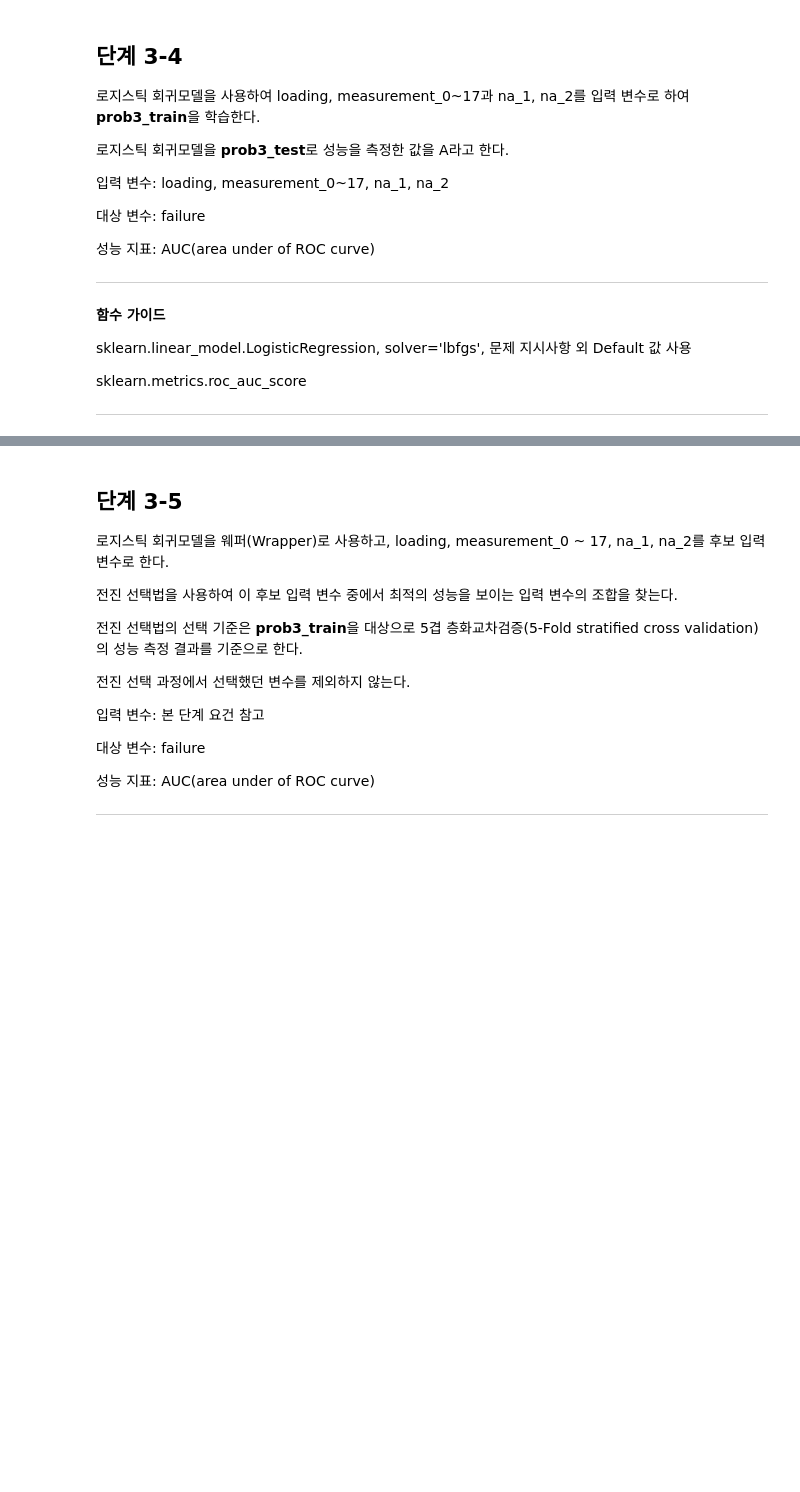
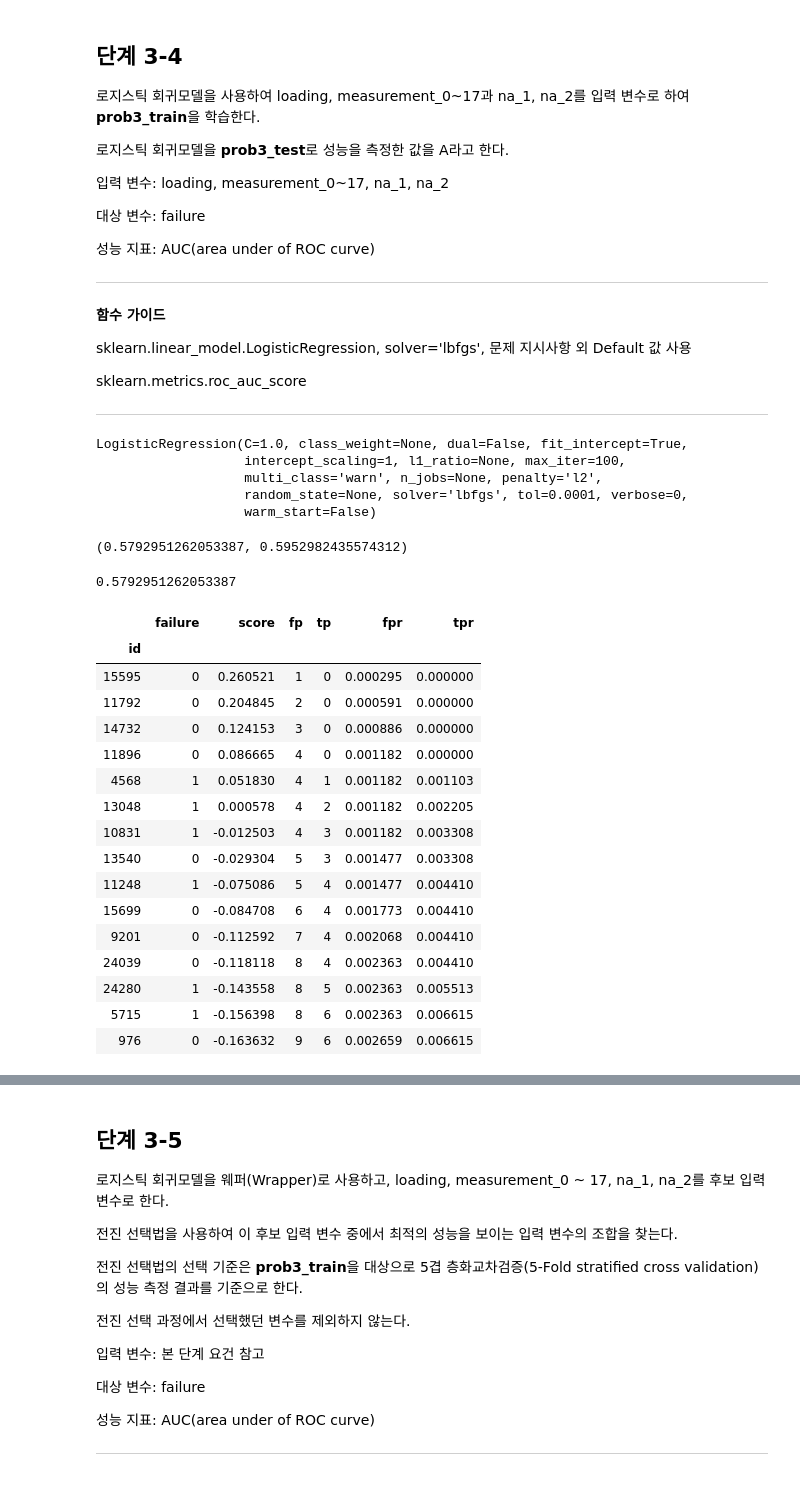
Before and after one commit to sunkusun9/DS_lv3_2510, a Jupyter notebook: sec_ds_lv3_prob1_prob.ipynb, the cells around one changed output, grey strips where cells are left out. Saved outputs shown, nothing was run; the diff lists cells and outputs as text; code cells hidden in the pictures; blank space fills up the shorter version.

```diff
--- a/sec_ds_lv3_prob1_prob.ipynb
+++ b/sec_ds_lv3_prob1_prob.ipynb
@@ -624,3 +794,63 @@ loading과 이진형인 na_1, na_2 중에서 최적의 성능을 보이는 입
  sklearn.metrics.roc_auc_score
 
 ---
+# %%
+from sklearn.linear_model import LogisticRegression # , solver='lbfgs',
+X_lr = ['loading'] + ['measurement_{}'.format(i) for i in range(0, 18)] + ['na_1', 'na_2']
+clf_lr = LogisticRegression(solver='lbfgs')
+clf_lr.fit(df_prob3_train[X_lr], df_prob3_train['failure'])
+# %% [output]
+LogisticRegression(C=1.0, class_weight=None, dual=False, fit_intercept=True,
+                   intercept_scaling=1, l1_ratio=None, max_iter=100,
+                   multi_class='warn', n_jobs=None, penalty='l2',
+                   random_state=None, solver='lbfgs', tol=0.0001, verbose=0,
+                   warm_start=False)
+# %%
+from sklearn.metrics import roc_auc_score
+A = roc_auc_score(
+    df_prob3_test['failure'], clf_lr.predict_proba(df_prob3_test[X_lr])[:, 1]
+)
+A, roc_auc_score(
+    df_prob3_train['failure'], clf_lr.predict_proba(df_prob3_train[X_lr])[:, 1]
+)
+# %% [output]
+(0.5792951262053387, 0.5952982435574312)
+# %%
+roc_auc_score(
+    df_prob3_test['failure'], clf_lr.decision_function(df_prob3_test[X_lr])
+)
+# %% [output]
+0.5792951262053387
+# %%
+# ROC AUC를 직접 구해봅니다.
+# score를 기준으로 내림차순 정렬을 합니다,
+# Positive 분리점을 아래로 이동시키면서  FPR, TPR을 구합니다.
+# 이를 위해 true/false의 합으로 count를 구하는 것과 cumsum을
+# 이용하여 FP와 TP을 결정 포인트별로 구합니다.
+df_prob3_test[['failure']].assign(
+    score = clf_lr.decision_function(df_prob3_test[X_lr]) # LogisticRegression의 decision_function은 Logit 출력
+).sort_values('score', ascending=False).assign(
+    fp=lambda x: (1 - x['failure']).cumsum(),
+    tp=lambda x: (x['failure']).cumsum(),
+).assign(
+    fpr=lambda x: x['fp'] / (1 - x['failure']).sum(),
+    tpr=lambda x: x['tp'] / (x['failure']).sum(),
+).head(15)
+# %% [output]
+|  | failure | score | fp | tp | fpr | tpr |
+| id |  |  |  |  |  |  |
+| 15595 | 0 | 0.260521 | 1 | 0 | 0.000295 | 0.000000 |
+| 11792 | 0 | 0.204845 | 2 | 0 | 0.000591 | 0.000000 |
+| 14732 | 0 | 0.124153 | 3 | 0 | 0.000886 | 0.000000 |
+| 11896 | 0 | 0.086665 | 4 | 0 | 0.001182 | 0.000000 |
+| 4568 | 1 | 0.051830 | 4 | 1 | 0.001182 | 0.001103 |
+| 13048 | 1 | 0.000578 | 4 | 2 | 0.001182 | 0.002205 |
+| 10831 | 1 | -0.012503 | 4 | 3 | 0.001182 | 0.003308 |
+| 13540 | 0 | -0.029304 | 5 | 3 | 0.001477 | 0.003308 |
+| 11248 | 1 | -0.075086 | 5 | 4 | 0.001477 | 0.004410 |
+| 15699 | 0 | -0.084708 | 6 | 4 | 0.001773 | 0.004410 |
+| 9201 | 0 | -0.112592 | 7 | 4 | 0.002068 | 0.004410 |
+| 24039 | 0 | -0.118118 | 8 | 4 | 0.002363 | 0.004410 |
+| 24280 | 1 | -0.143558 | 8 | 5 | 0.002363 | 0.005513 |
+| 5715 | 1 | -0.156398 | 8 | 6 | 0.002363 | 0.006615 |
+| 976 | 0 | -0.163632 | 9 | 6 | 0.002659 | 0.006615 |
```
Also changed, not shown: parts of 37 cells of this notebook.
